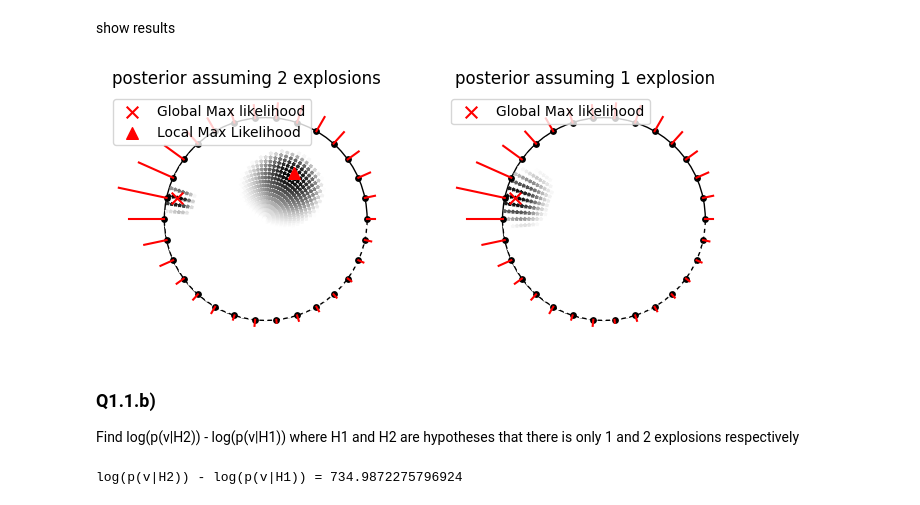
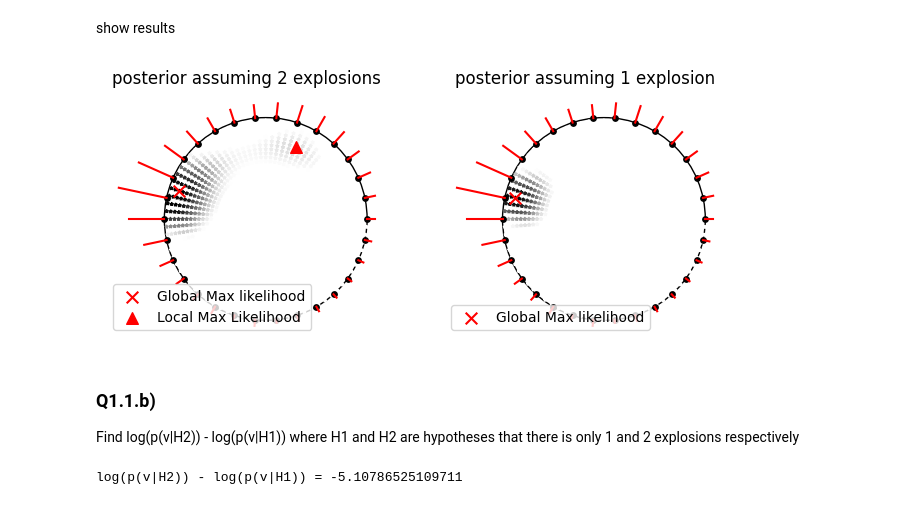
Before and after one commit to fclarke1/graphical-models-comp0080, a Jupyter notebook: 1.1_earthquake.ipynb, the cells around one changed output. Saved outputs shown, nothing was run; the diff lists cells and outputs as text; code cells hidden in the pictures.

Commit message:
q1.1.a - corrected earquake signal

```diff
--- a/1.1_earthquake.ipynb
+++ b/1.1_earthquake.ipynb
@@ -99,7 +99,7 @@ def calculate_likelihood_exponentials(world, sensors, sensor_data, sensor_sd, is
         F = np.zeros(shape=(S, S, N))
         for s1 in range(S):
             for s2 in range(S):
-                F[s1, s2, :] = (sensor_data - world_signal[s1, :] - world_signal[s2, :])**2
+                F[s1, s2, :] = (sensor_data - 0.5 * world_signal[s1, :] - 0.5 * world_signal[s2, :])**2
 
     # calculate for 1 explosion:
     else:
@@ -191,7 +191,7 @@ def show_earth_likelihood(sensor_locations, world, like, sensor_data=None, axes=
         max_2_like_index = like_world_right.argmax()
         axes.scatter(world_right[max_2_like_index,0], world_right[max_2_like_index,1], c='red', marker='^', s=70, label='Local Max Likelihood')
 
-    axes.legend()
+    axes.legend(loc='lower left')
     axes.axis('off')
 # %% [markdown]
 Setup world and sensors coordinates and calculate likelihood
@@ -214,10 +214,10 @@ show results
 # %%
 # plot the likelihoods
 fig, axs = plt.subplots(1, 2, figsize=(8,8))
-show_earth_likelihood(sensors, world, log_like_H2, data_earthquake, axes=axs[0], visual_scale=0.3, is_two_explosions=True, title='posterior assuming 2 explosions')
+show_earth_likelihood(sensors, world, log_like_H2, data_earthquake, axes=axs[0], visual_scale=0.15, is_two_explosions=True, title='posterior assuming 2 explosions')
 show_earth_likelihood(sensors, world, log_like_H1, data_earthquake, axes=axs[1], visual_scale=0.05, is_two_explosions=False, title='posterior assuming 1 explosion')
 # %% [output]
-[figure, old version]
+[figure, new version]
 # %% [markdown]
 ### Q1.1.b)
 Find log(p(v|H2)) - log(p(v|H1))
@@ -233,4 +233,4 @@ log_prob_H2 =  np.log(p_s1) + np.log(p_s2) + log_sum_of_exponential_components(l
 answer = log_prob_H2 - log_prob_H1
 print(f"log(p(v|H2)) - log(p(v|H1)) = {answer}")
 # %% [output]
-log(p(v|H2)) - log(p(v|H1)) = 734.9872275796924
+log(p(v|H2)) - log(p(v|H1)) = -5.10786525109711
```
